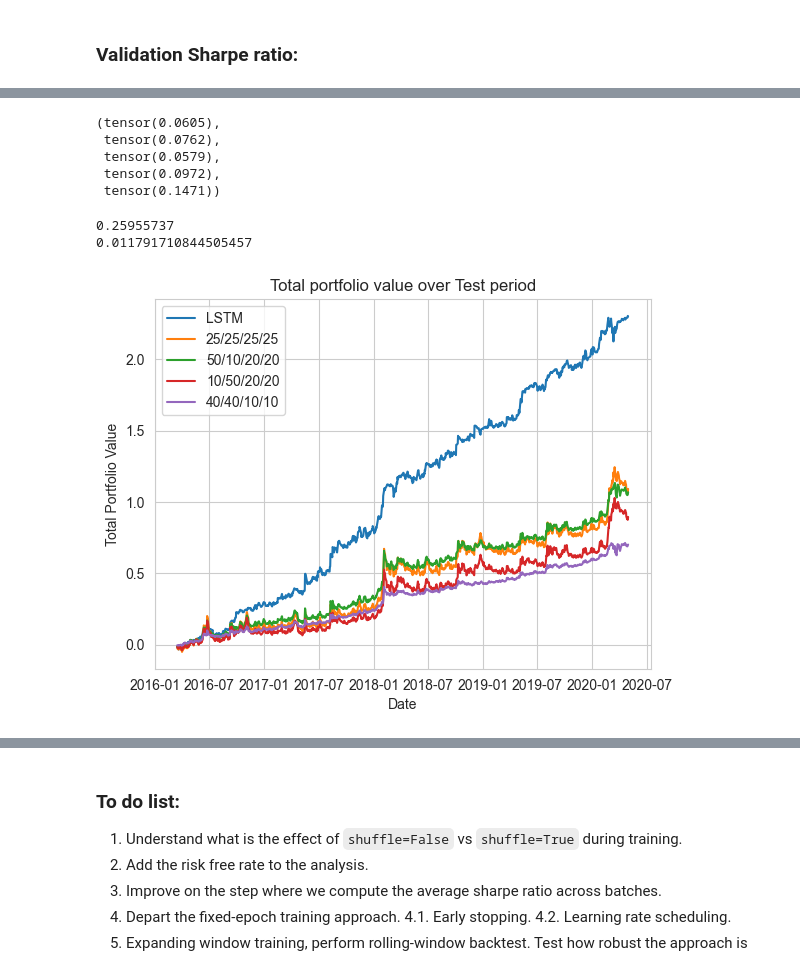
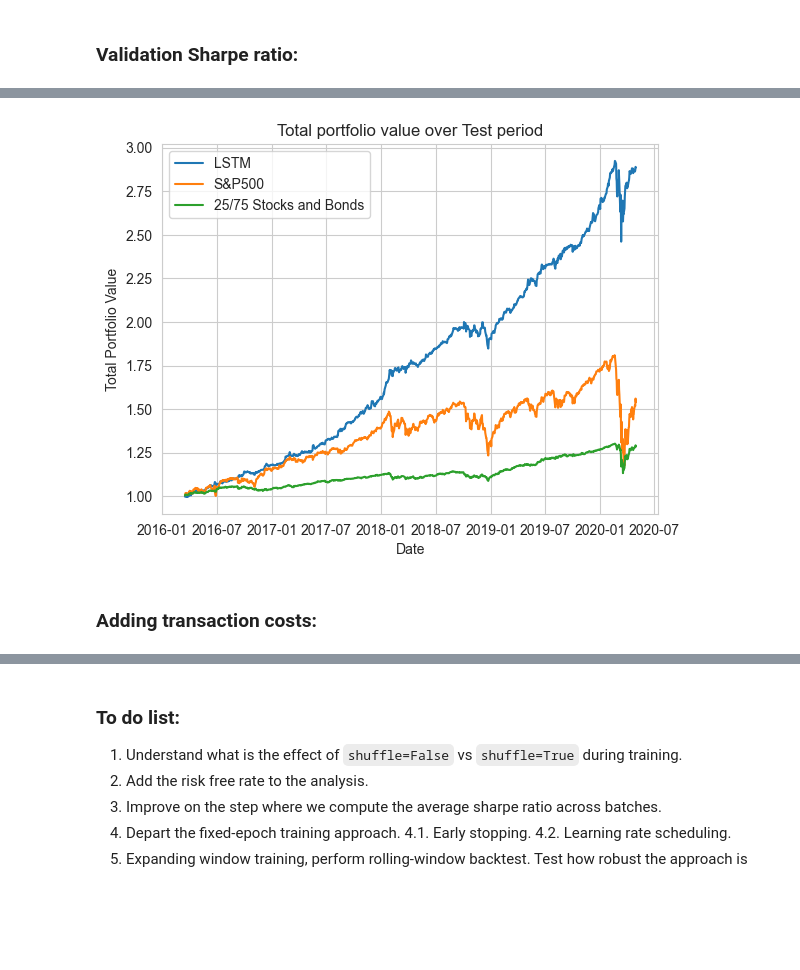
Before and after one commit to BelmudesLSB/quant-finance-projects, a Jupyter notebook: lstm_portfolio_opt/02_ltsm_trading_strategy.ipynb, the cells around one changed output, grey strips where cells are left out. Drawn from its saved outputs; the diff is of its cells as text; code cells hidden in the pictures; blank space fills up the shorter version.

Commit message:
add transaction costs

```diff
--- a/lstm_portfolio_opt/02_ltsm_trading_strategy.ipynb
+++ b/lstm_portfolio_opt/02_ltsm_trading_strategy.ipynb
@@ -34,22 +34,25 @@ df_stock_prices[cols] = df_stock_prices[cols].apply(pd.to_numeric, errors='coerc
 # Normalize prices using the initial price:
 df_stock_prices[cols] = df_stock_prices[cols] / df_stock_prices[cols].iloc[0]
 
-# Convert date column
+# Convert date column:
 df_stock_prices['date'] = pd.to_datetime(df_stock_prices['date'])
+
+# Reorder by date:
+df_stock_prices = df_stock_prices.sort_values('date').reset_index(drop=True)
 
 # Create columns with returns:
 for col in cols:
     col_name = f'{col}'.replace('_price', '_return')
     df_stock_prices[col_name] = df_stock_prices[col].pct_change()
 
-# Drop first row (NaN values in returns)
+# Drop first row (NaN values in returns):
 df_stock_prices = df_stock_prices.dropna().reset_index(drop=True)
 
-# Define max and min dates
+# Define max and min dates:
 max_date = df_stock_prices['date'].max()
 min_date = df_stock_prices['date'].min()
 
-# Choose feature columns (prices + returns)
+# Choose feature columns (prices + returns):
 price_cols = ['stock_price', 'bond_price', 'commodity_price', 'volatility_price']
 return_cols = ['stock_return', 'bond_return', 'commodity_return', 'volatility_return']
 feature_cols = price_cols + return_cols
@@ -537 +572,10 @@ S&P 500 Sortino (annual):          1.1292
+# %%
+model.eval()
+all_weights, all_returns = [], []
+
+with torch.no_grad():
+    for X_batch, Y_batch in test_loader:
+        w = model(X_batch)
+        all_weights.append(w)
+        all_returns.append(Y_batch)
 # %%
@@ -575,28 +696,14 @@ sharpe_ratio_4 = ((Y_test_t) * torch.tensor(weights_allocation_4)).sum(dim=1).me
-# %%
-sharpe_ratio_1, sharpe_ratio_2, sharpe_ratio_3, sharpe_ratio_4, sharpe_ratio
-# %% [output]
-(tensor(0.0605),
- tensor(0.0762),
- tensor(0.0579),
- tensor(0.0972),
- tensor(0.1471))
-# %%
-print(((1+Y_test_t) * weights_test).numpy().std())
-print(((1+Y_test_t).numpy() * weights_allocation_1).std())
-# %% [output]
-0.25955737
-0.011791710844505457
 # %%
-plt.plot(df_test['date'][seq_len:], cum_returns, label='LSTM')
-plt.plot(df_test['date'][seq_len:], cum_class_returns_1, label='25/25/25/25')
-plt.plot(df_test['date'][seq_len:], cum_class_returns_2, label='50/10/20/20')
-plt.plot(df_test['date'][seq_len:], cum_class_returns_3, label='10/50/20/20')
-plt.plot(df_test['date'][seq_len:], cum_class_returns_4, label='40/40/10/10')
+plt.plot(df_test['date'][seq_len:], cum_growth, label='LSTM')
+plt.plot(df_test['date'][seq_len:], cum_sp500, label='S&P500')
+plt.plot(df_test['date'][seq_len:], cum_bench, label='25/75 Stocks and Bonds')
 plt.xlabel("Date")
 plt.ylabel("Total Portfolio Value")
 plt.title("Total portfolio value over Test period")
 plt.legend()
 plt.grid(True)
 plt.show()
 # %% [output]
-[figure, old version]
+[figure, new version]
+# %% [markdown]
+### Adding transaction costs:
```
Also changed, not shown: parts of 7 cells of this notebook.
